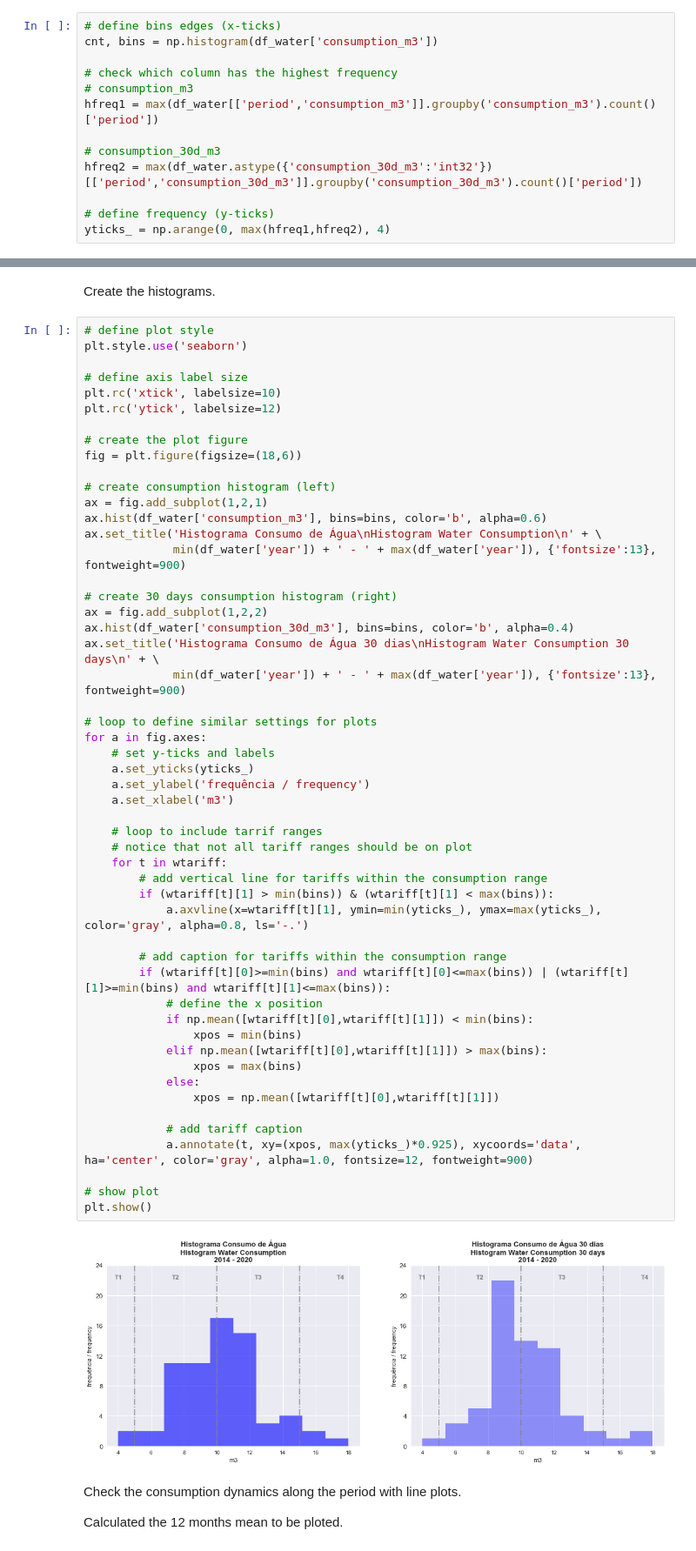
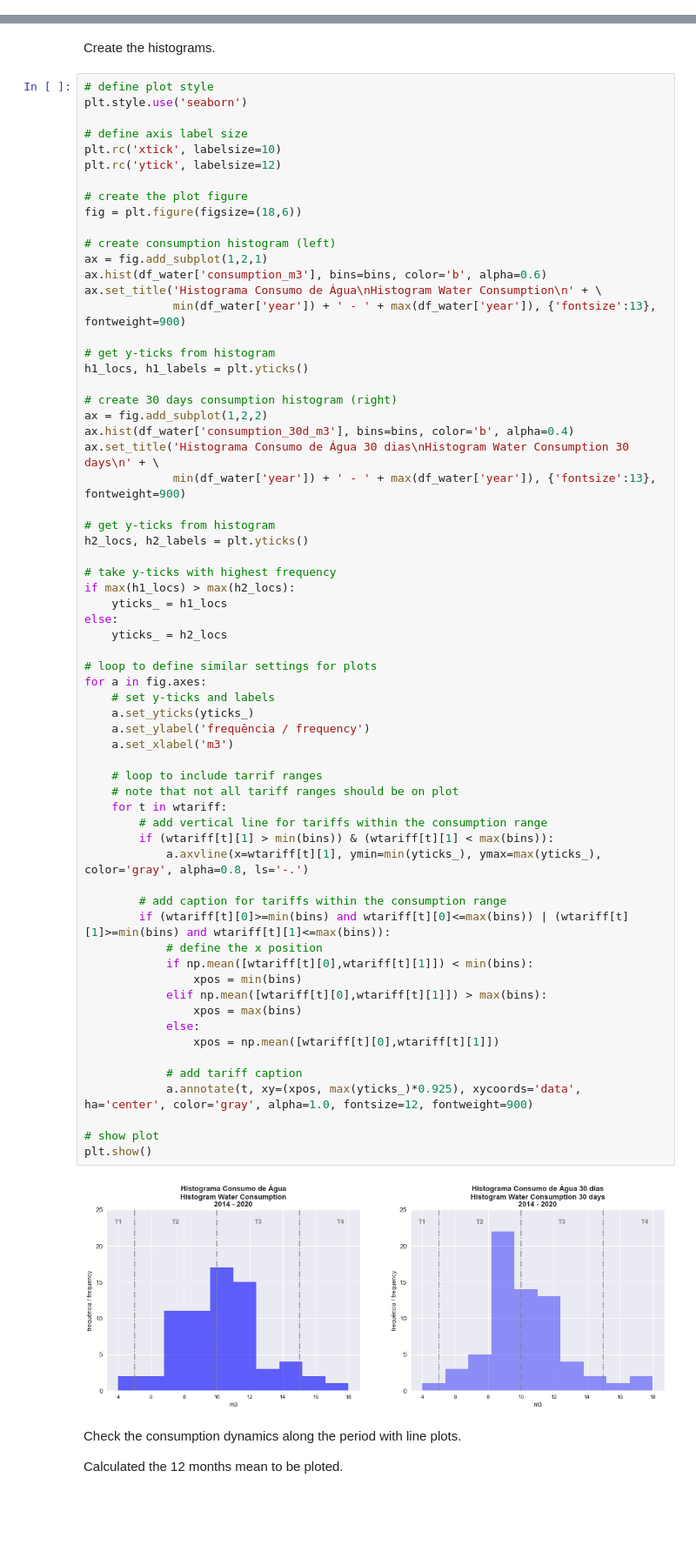
Before and after one commit to sjsilvabr/Utilities_Consumption, a Jupyter notebook: Water_Notebook.ipynb, the cells around one changed output, grey strips where cells are left out. Shown at 87% size. Saved outputs shown, nothing was run; the diff lists cells and outputs as text; blank space fills up the shorter version.

```diff
--- a/Water_Notebook.ipynb
+++ b/Water_Notebook.ipynb
@@ -256,13 +255,0 @@ Define bins and frequencies for histograms.
-# %%
-# define bins edges (x-ticks)
-cnt, bins = np.histogram(df_water['consumption_m3'])
-
-# check which column has the highest frequency
-# consumption_m3
-hfreq1 = max(df_water[['period','consumption_m3']].groupby('consumption_m3').count()['period'])
-
-# consumption_30d_m3
-hfreq2 = max(df_water.astype({'consumption_30d_m3':'int32'})[['period','consumption_30d_m3']].groupby('consumption_30d_m3').count()['period'])
-
-# define frequency (y-ticks)
-yticks_ = np.arange(0, max(hfreq1,hfreq2), 4)
@@ -285,43 +275,55 @@ ax.hist(df_water['consumption_m3'], bins=bins, color='b', alpha=0.6)
 ax.set_title('Histograma Consumo de Água\nHistogram Water Consumption\n' + \
              min(df_water['year']) + ' - ' + max(df_water['year']), {'fontsize':13}, fontweight=900)
 
+# get y-ticks from histogram
+h1_locs, h1_labels = plt.yticks()
+
 # create 30 days consumption histogram (right)
 ax = fig.add_subplot(1,2,2)
 ax.hist(df_water['consumption_30d_m3'], bins=bins, color='b', alpha=0.4)
 ax.set_title('Histograma Consumo de Água 30 dias\nHistogram Water Consumption 30 days\n' + \
              min(df_water['year']) + ' - ' + max(df_water['year']), {'fontsize':13}, fontweight=900)
+
+# get y-ticks from histogram
+h2_locs, h2_labels = plt.yticks()
+
+# take y-ticks with highest frequency
+if max(h1_locs) > max(h2_locs):
+    yticks_ = h1_locs
+else:
+    yticks_ = h2_locs
 
 # loop to define similar settings for plots
 for a in fig.axes:
     # set y-ticks and labels
     a.set_yticks(yticks_)
     a.set_ylabel('frequência / frequency')
     a.set_xlabel('m3')
 
     # loop to include tarrif ranges
-    # notice that not all tariff ranges should be on plot
+    # note that not all tariff ranges should be on plot
     for t in wtariff:
         # add vertical line for tariffs within the consumption range
         if (wtariff[t][1] > min(bins)) & (wtariff[t][1] < max(bins)):
             a.axvline(x=wtariff[t][1], ymin=min(yticks_), ymax=max(yticks_), color='gray', alpha=0.8, ls='-.')
 
         # add caption for tariffs within the consumption range
         if (wtariff[t][0]>=min(bins) and wtariff[t][0]<=max(bins)) | (wtariff[t][1]>=min(bins) and wtariff[t][1]<=max(bins)):
             # define the x position
             if np.mean([wtariff[t][0],wtariff[t][1]]) < min(bins):
                 xpos = min(bins)
             elif np.mean([wtariff[t][0],wtariff[t][1]]) > max(bins):
                 xpos = max(bins)
             else:
                 xpos = np.mean([wtariff[t][0],wtariff[t][1]])
 
             # add tariff caption
             a.annotate(t, xy=(xpos, max(yticks_)*0.925), xycoords='data', ha='center', color='gray', alpha=1.0, fontsize=12, fontweight=900)
 
 # show plot
 plt.show()
 # %% [output]
-[figure, old version]
+[figure, new version]
 # %% [markdown]
 Check the consumption dynamics along the period with line plots.
 
```
Also changed, not shown: parts of 11 cells of this notebook.
